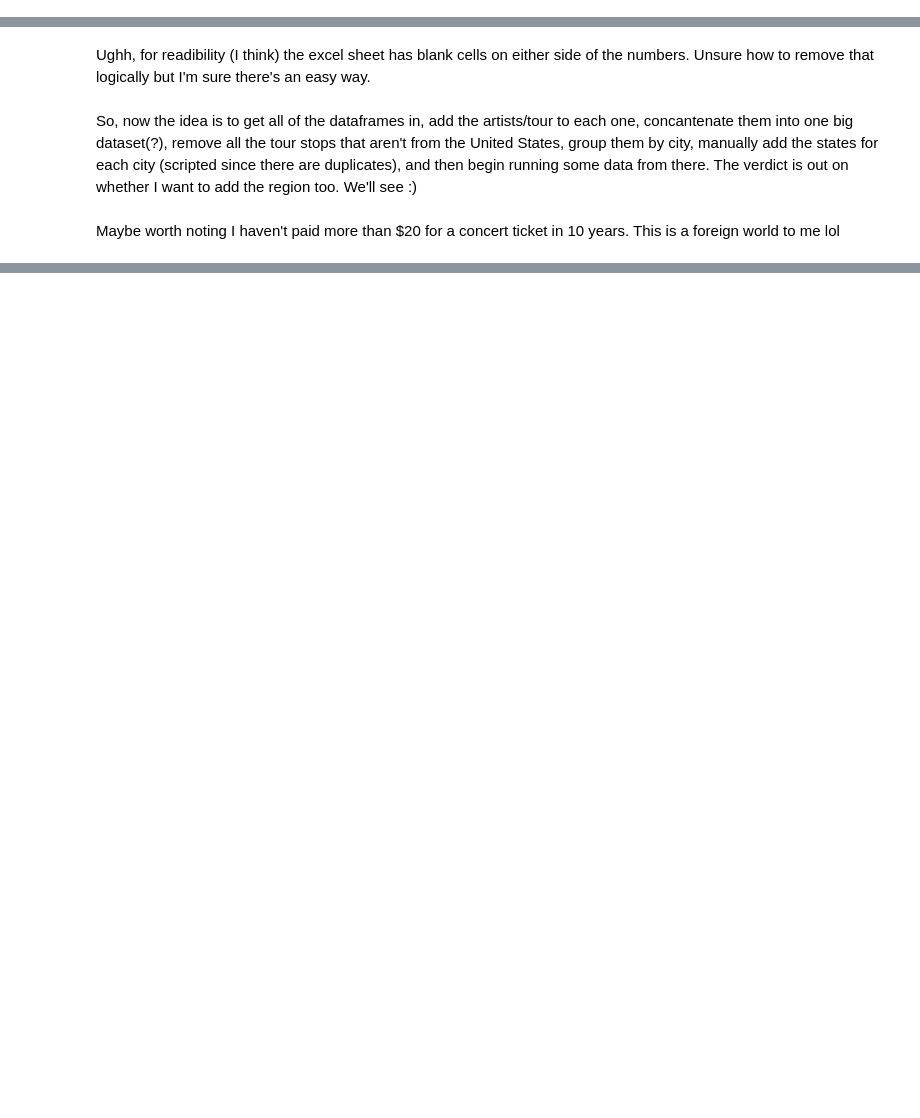
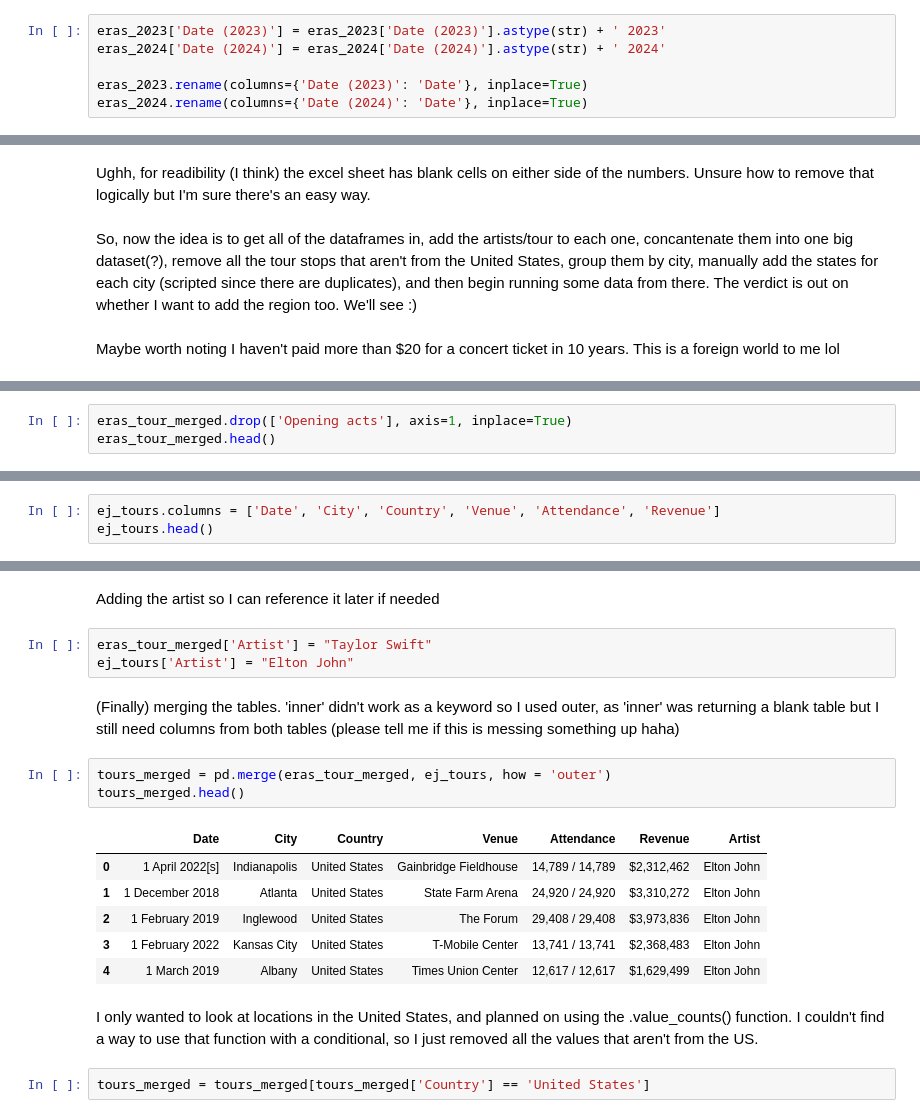
Before and after one commit to cbauer21kent/data-emat, a Jupyter notebook: data-in-hand.ipynb, the cells around one changed output, grey strips where cells are left out. Saved outputs shown, nothing was run; the diff lists cells and outputs as text; blank space fills up the shorter version.

```diff
--- a/data-in-hand.ipynb
+++ b/data-in-hand.ipynb
@@ -51,5 +53,11 @@ eras_2023.head()
 | 2 | March 24 | Paradise[i] | United States | Allegiant Stadium | Beabadoobee Gayle | — | — |
 | 3 | March 25 | Paradise[i] | United States | Allegiant Stadium | Beabadoobee Gayle | — | — |
 | 4 | March 31 | Arlington | United States | AT&T Stadium | Muna Gayle | — | — |
+# %%
+eras_2023['Date (2023)'] = eras_2023['Date (2023)'].astype(str) + ' 2023'
+eras_2024['Date (2024)'] = eras_2024['Date (2024)'].astype(str) + ' 2024'
+
+eras_2023.rename(columns={'Date (2023)': 'Date'}, inplace=True)
+eras_2024.rename(columns={'Date (2024)': 'Date'}, inplace=True)
 # %%
 eras_tour_merged = pd.concat([eras_2023, eras_2024], axis = 0)
@@ -124,0 +129,3 @@ Maybe worth noting I haven't paid more than $20 for a concert ticket in 10 years
+# %%
+eras_tour_merged.drop(['Opening acts'], axis=1, inplace=True)
+eras_tour_merged.head()
@@ -124,0 +141,3 @@ Maybe worth noting I haven't paid more than $20 for a concert ticket in 10 years
+# %%
+ej_tours.columns = ['Date', 'City', 'Country', 'Venue', 'Attendance', 'Revenue']
+ej_tours.head()
@@ -124,0 +151,21 @@ Maybe worth noting I haven't paid more than $20 for a concert ticket in 10 years
+# %% [markdown]
+Adding the artist so I can reference it later if needed
+# %%
+eras_tour_merged['Artist'] = "Taylor Swift"
+ej_tours['Artist'] = "Elton John"
+# %% [markdown]
+(Finally) merging the tables. 'inner' didn't work as a keyword so I used outer, as 'inner' was returning a blank table but I still need columns from both tables (please tell me if this is messing something up haha)
+# %%
+tours_merged = pd.merge(eras_tour_merged, ej_tours, how = 'outer')
+tours_merged.head()
+# %% [output]
+|  | Date | City | Country | Venue | Attendance | Revenue | Artist |
+| 0 | 1 April 2022[s] | Indianapolis | United States | Gainbridge Fieldhouse | 14,789 / 14,789 | $2,312,462 | Elton John |
+| 1 | 1 December 2018 | Atlanta | United States | State Farm Arena | 24,920 / 24,920 | $3,310,272 | Elton John |
+| 2 | 1 February 2019 | Inglewood | United States | The Forum | 29,408 / 29,408 | $3,973,836 | Elton John |
+| 3 | 1 February 2022 | Kansas City | United States | T-Mobile Center | 13,741 / 13,741 | $2,368,483 | Elton John |
+| 4 | 1 March 2019 | Albany | United States | Times Union Center | 12,617 / 12,617 | $1,629,499 | Elton John |
+# %% [markdown]
+I only wanted to look at locations in the United States, and planned on using the .value_counts() function. I couldn't find a way to use that function with a conditional, so I just removed all the values that aren't from the US.
+# %%
+tours_merged = tours_merged[tours_merged['Country'] == 'United States']
```
Also changed, not shown: parts of 16 cells of this notebook.
